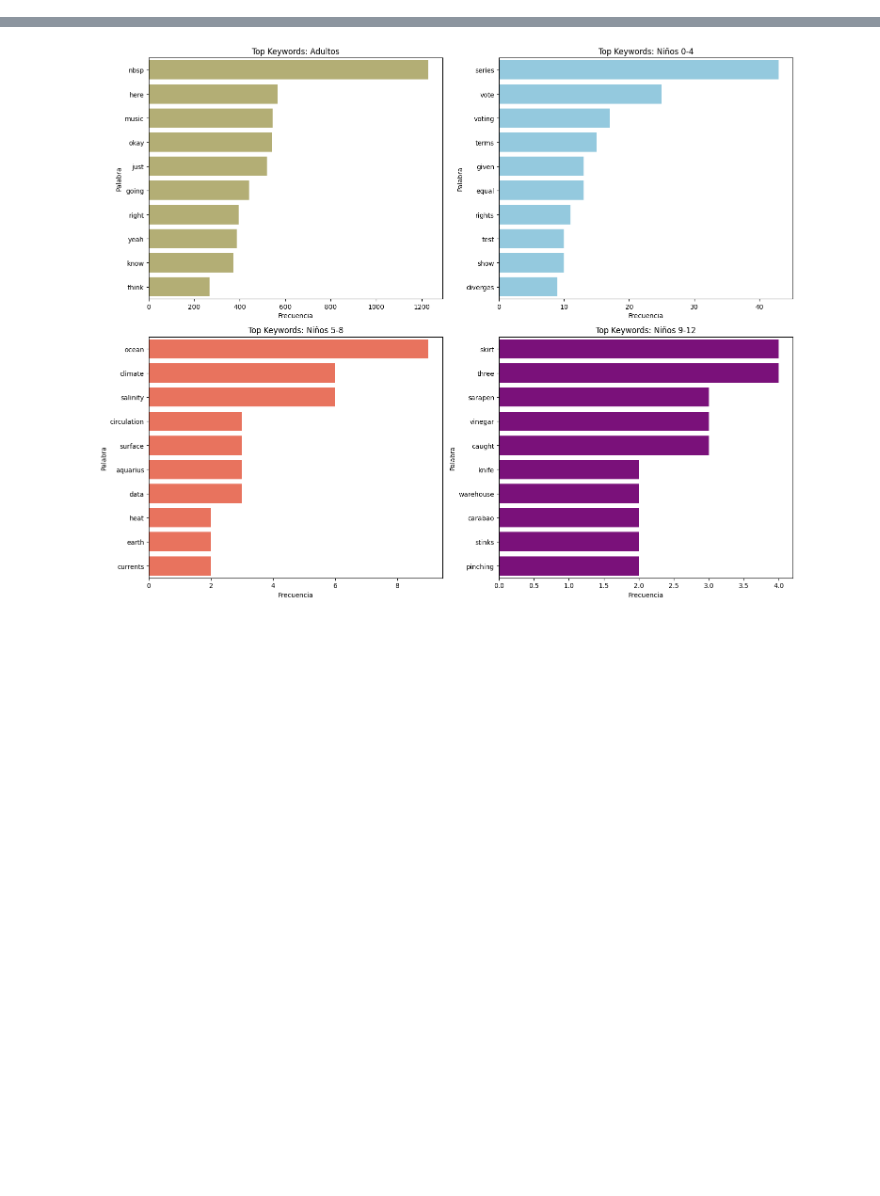
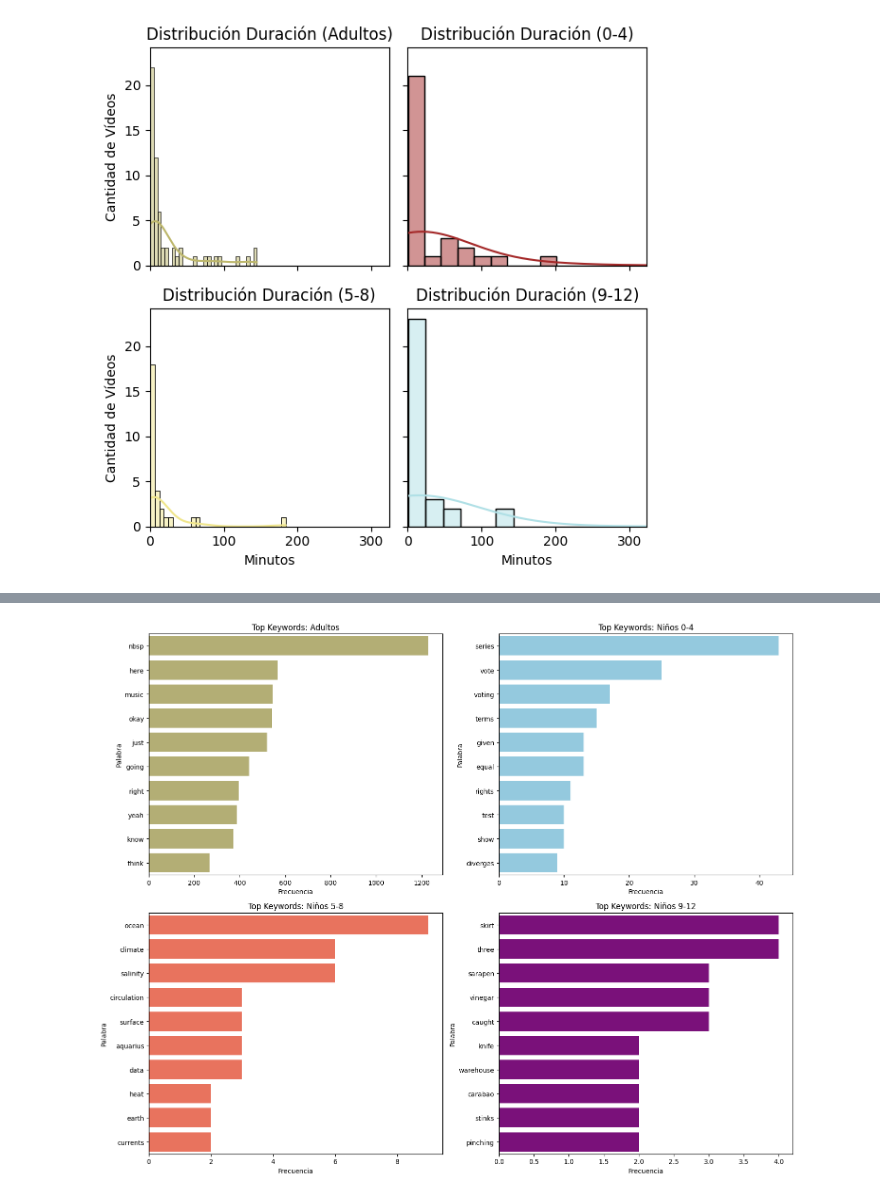
Before and after one commit to UCM-GIDIA-PD1/c2526-R1, a Jupyter notebook: src/analisis_explicativo.ipynb, the cells around one changed output, grey strips where cells are left out. Drawn from its saved outputs; the diff is of its cells as text; code cells hidden in the pictures; blank space fills up the shorter version.

```diff
--- a/src/analisis_explicativo.ipynb
+++ b/src/analisis_explicativo.ipynb
@@ -16,10 +14,10 @@ with open("Private/Claves.json", "r", encoding="utf-8") as archivo:
     claves = json.load(archivo)
 
 claves["Url"] = claves["Url"].replace("https://", "").replace("http://", "").split("/")[0]
-
 df = download_dataframe_minio(
     bucket="pd1",
-    object_name="grupo1/df_videos_2026-02-25_09-54-10",
+    #object_name="grupo1/df_videos_2026-02-25_09-54-10",
+    object_name="grupo1/df_videos_2026-03-01_19-29-36",
     claves=claves,
     file_format="parquet"
 )
@@ -42,32 +53,34 @@ df['Duracion'] = df['Duracion'].apply(iso_a_minutos)
 df_0_4 = df[df["Rango_edad"] == "0-4"]
 df_5_8 = df[df["Rango_edad"] == "5-8"]
 df_9_12 = df[df["Rango_edad"] == "9-12"]
-df_Adult = df[df["Rango_edad"] == "Adult"].head(len(df_5_8))
+df_Adult = df[df["Rango_edad"] == "Adult"].head(len(df_5_8)*2)
 # %%
 def graficar_histograma_duracion(df, titulo, ax_obj, color):
     """
     Función para graficar la distribución de duración.
     """
     # Histograma con curva de densidad
     sns.histplot(df['Duracion'], bins=30, kde=True, color=color, ax=ax_obj)
 
     ax_obj.set_title(titulo)
     ax_obj.set_xlabel('Minutos')
     ax_obj.set_ylabel('Cantidad de Vídeos')
 
     # Ajustamos el eje X (usamos el percentil 95 para ignorar vídeos extremadamente largos)
     limite_x = df['Duracion'].quantile(0.95)
     ax_obj.set_xlim(0, limite_x)
 
 # Configuración
-fig, ax = plt.subplots(2, 2, figsize=(12, 12), sharex=True, sharey=True)
+fig, ax = plt.subplots(2, 2, figsize=(6, 6), sharex=True, sharey=True)
 
 # Llamamos a la función para cada grupo
 graficar_histograma_duracion(df_Adult, 'Distribución Duración (Adultos)', ax[0, 0], 'darkkhaki')
 graficar_histograma_duracion(df_0_4, 'Distribución Duración (0-4)', ax[0, 1], 'brown')
 graficar_histograma_duracion(df_5_8, 'Distribución Duración (5-8)', ax[1, 0], 'khaki')
 graficar_histograma_duracion(df_9_12, 'Distribución Duración (9-12)', ax[1, 1], 'powderblue')
 
 plt.tight_layout()
 plt.show()
+# %% [output]
+[figure, added]
 # %%
```
Also changed, not shown: parts of 7 cells of this notebook.
